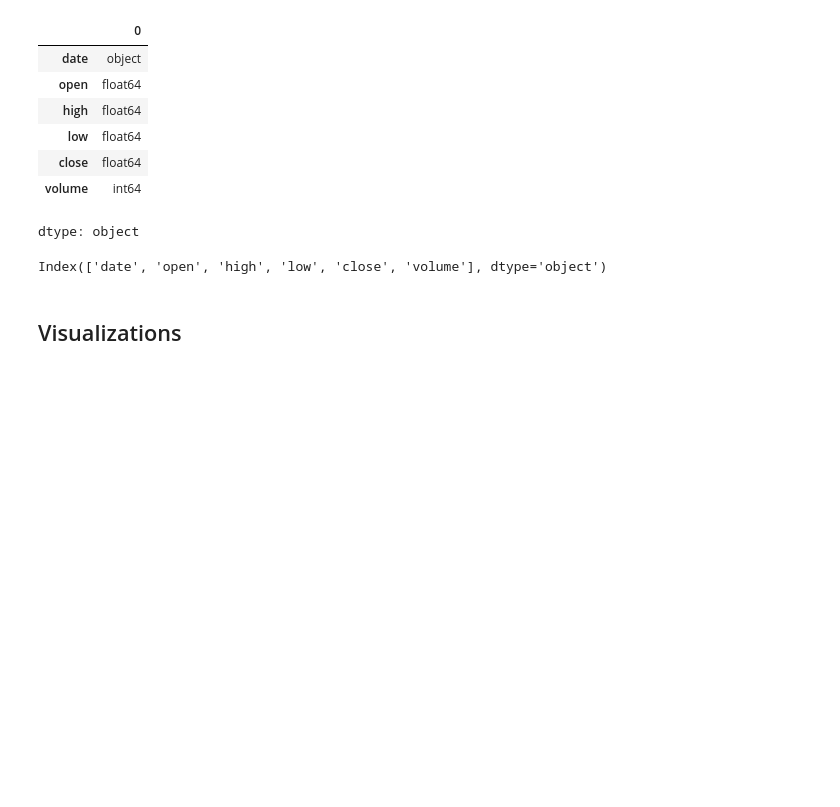
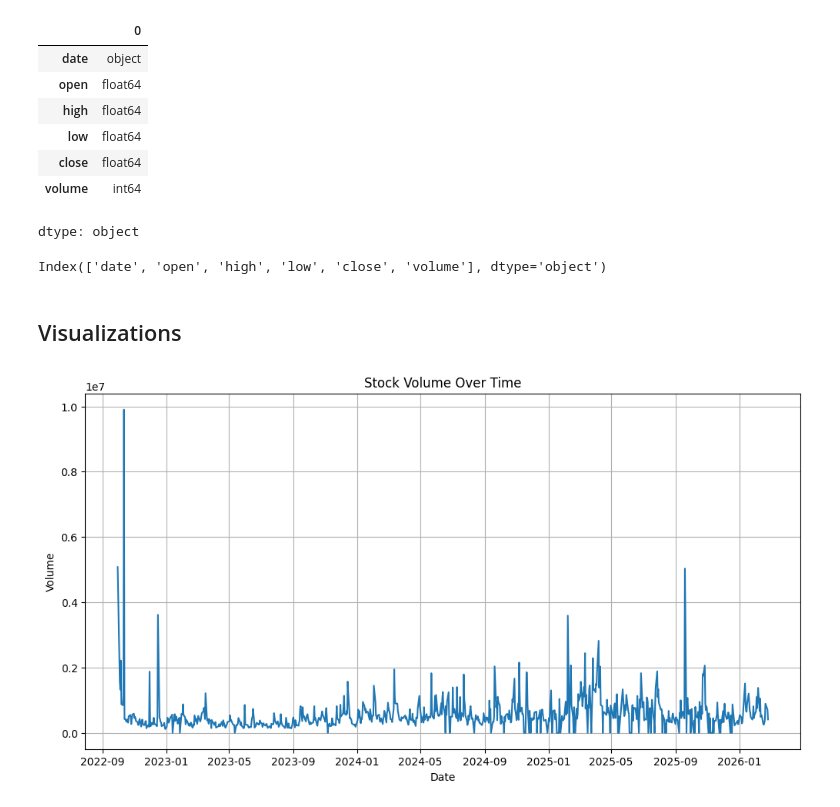
Before and after one commit to kxrrym03/Porsche-Stock-Data, a Jupyter notebook: Porsche_Stock_Analysis.ipynb, the cells around one changed output. Cells and saved outputs as stored; diff of their text form; code cells hidden in the pictures; blank space fills up the shorter version.

```diff
--- a/Porsche_Stock_Analysis.ipynb
+++ b/Porsche_Stock_Analysis.ipynb
@@ -96,3 +96,15 @@ df.columns
 Index(['date', 'open', 'high', 'low', 'close', 'volume'], dtype='object')
 # %% [markdown]
 ## Visualizations
+# %%
+df['date'] = pd.to_datetime(df['date'])
+
+plt.figure(figsize=(12, 6))
+sns.lineplot(x='date', y='volume', data=df)
+plt.title('Stock Volume Over Time')
+plt.xlabel('Date')
+plt.ylabel('Volume')
+plt.grid(True)
+plt.show()
+# %% [output]
+[figure, added]
```
Also changed, not shown: parts of 17 cells of this notebook.
